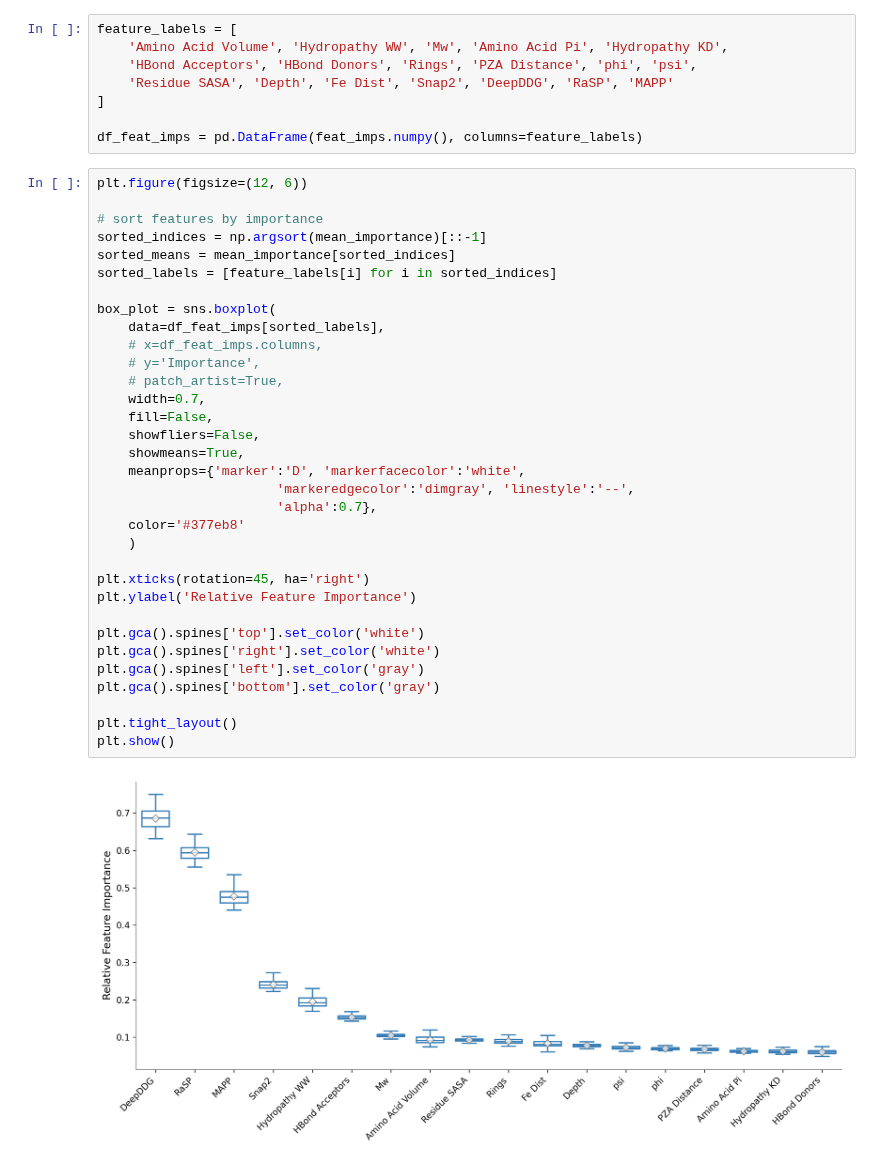
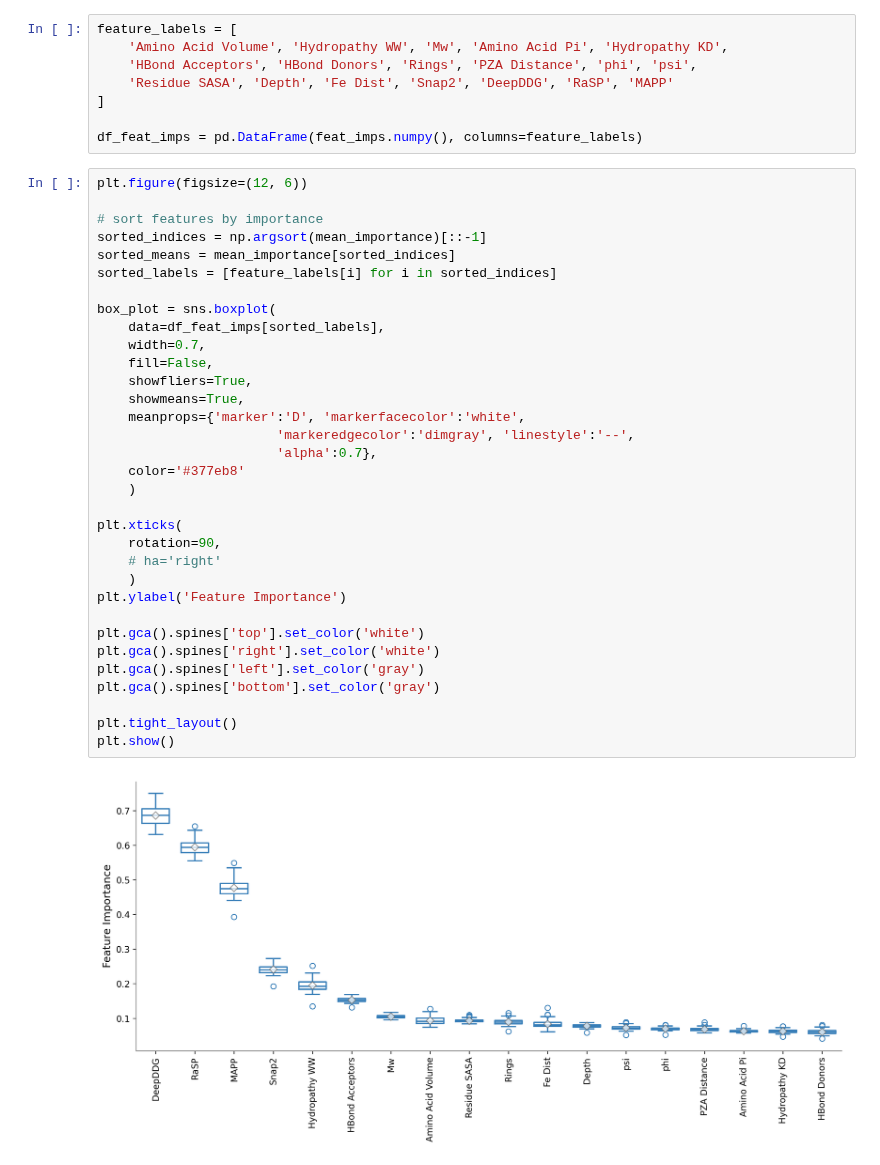
Before and after one commit to fowler-lab/tb-pnca-gnn, a Jupyter notebook: notebooks/06_node_feature_importance.ipynb, the cells around one changed output. Cells and saved outputs as stored; diff of their text form.

```diff
--- a/notebooks/06_node_feature_importance.ipynb
+++ b/notebooks/06_node_feature_importance.ipynb
@@ -103,38 +103,38 @@ df_feat_imps = pd.DataFrame(feat_imps.numpy(), columns=feature_labels)
 # %%
 plt.figure(figsize=(12, 6))
 
 # sort features by importance
 sorted_indices = np.argsort(mean_importance)[::-1]
 sorted_means = mean_importance[sorted_indices]
 sorted_labels = [feature_labels[i] for i in sorted_indices]
 
 box_plot = sns.boxplot(
     data=df_feat_imps[sorted_labels],
-    # x=df_feat_imps.columns,
-    # y='Importance',
-    # patch_artist=True,
     width=0.7,
     fill=False,
-    showfliers=False,
+    showfliers=True,
     showmeans=True,
     meanprops={'marker':'D', 'markerfacecolor':'white',
                        'markeredgecolor':'dimgray', 'linestyle':'--',
                        'alpha':0.7},
     color='#377eb8'
     )
 
-plt.xticks(rotation=45, ha='right')
-plt.ylabel('Relative Feature Importance')
+plt.xticks(
+    rotation=90,
+    # ha='right'
+    )
+plt.ylabel('Feature Importance')
 
 plt.gca().spines['top'].set_color('white')
 plt.gca().spines['right'].set_color('white')
 plt.gca().spines['left'].set_color('gray')
 plt.gca().spines['bottom'].set_color('gray')
 
 plt.tight_layout()
 plt.show()
 # %% [output]
-[figure, old version]
+[figure, new version]
 # %%
 plt.figure(figsize=(12, 6))
 
```
Also changed, not shown: parts of 1 cell of this notebook.
